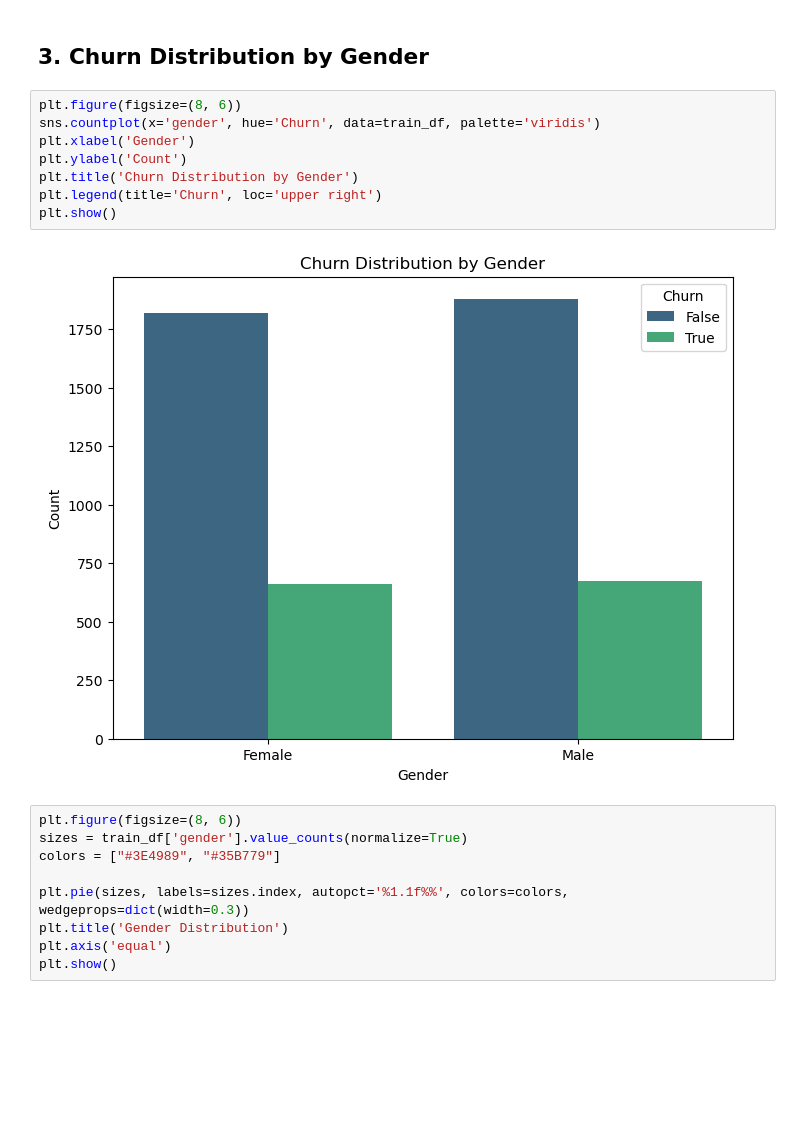
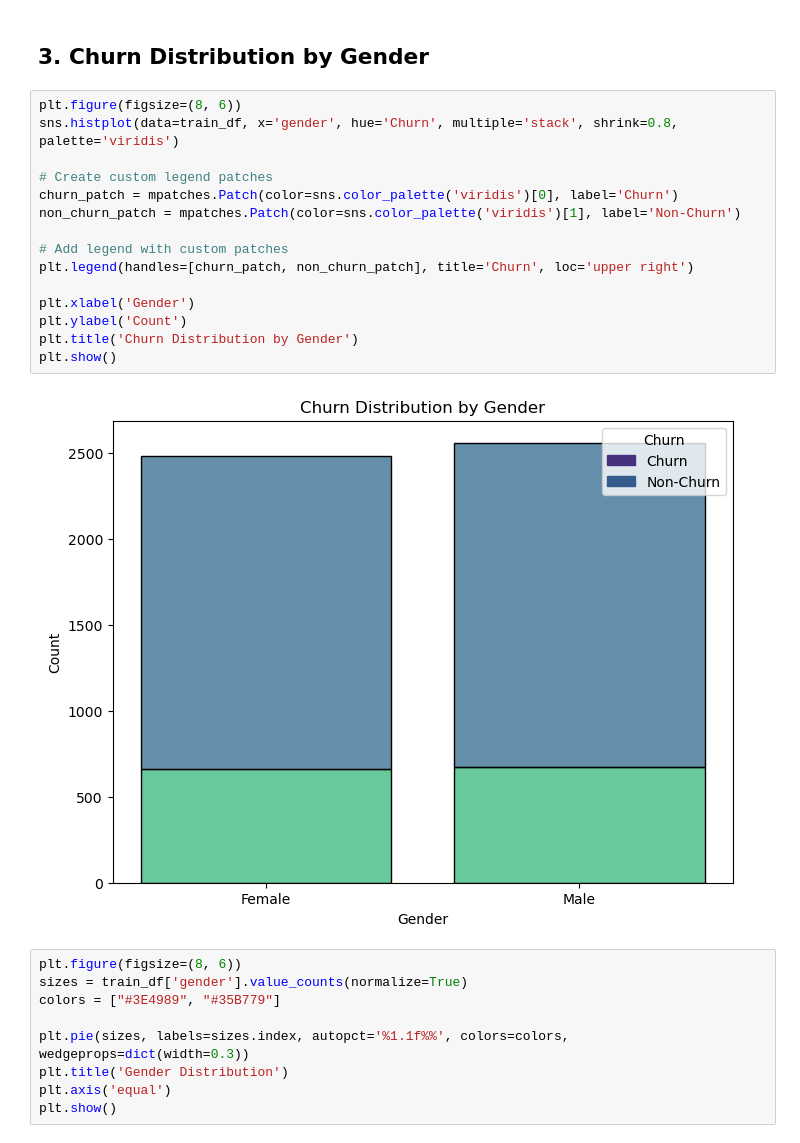
Before and after one commit to rasmodev/Customer-Churn-Prediction-Machine-Learning-Classification-Project, a Jupyter notebook: Classification_Telco_customer_churn.ipynb, the cells around one changed output. Drawn from its saved outputs; the diff is of its cells as text; blank space fills up the shorter version.

```diff
--- a/Classification_Telco_customer_churn.ipynb
+++ b/Classification_Telco_customer_churn.ipynb
@@ -720,14 +654,21 @@ Customers with fiber optic internet service have a higher churn rate compared to
 ## 3. Churn Distribution by Gender
 # %%
 plt.figure(figsize=(8, 6))
-sns.countplot(x='gender', hue='Churn', data=train_df, palette='viridis')
+sns.histplot(data=train_df, x='gender', hue='Churn', multiple='stack', shrink=0.8, palette='viridis')
+
+# Create custom legend patches
+churn_patch = mpatches.Patch(color=sns.color_palette('viridis')[0], label='Churn')
+non_churn_patch = mpatches.Patch(color=sns.color_palette('viridis')[1], label='Non-Churn')
+
+# Add legend with custom patches
+plt.legend(handles=[churn_patch, non_churn_patch], title='Churn', loc='upper right')
+
 plt.xlabel('Gender')
 plt.ylabel('Count')
 plt.title('Churn Distribution by Gender')
-plt.legend(title='Churn', loc='upper right')
 plt.show()
 # %% [output]
-[figure, old version]
+[figure, new version]
 # %%
 plt.figure(figsize=(8, 6))
 sizes = train_df['gender'].value_counts(normalize=True)
```
Also changed, not shown: parts of 88 cells of this notebook.
